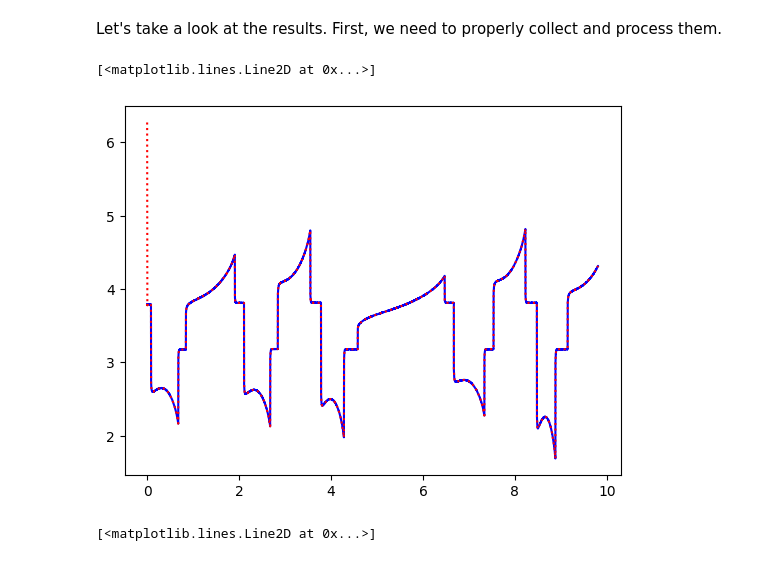
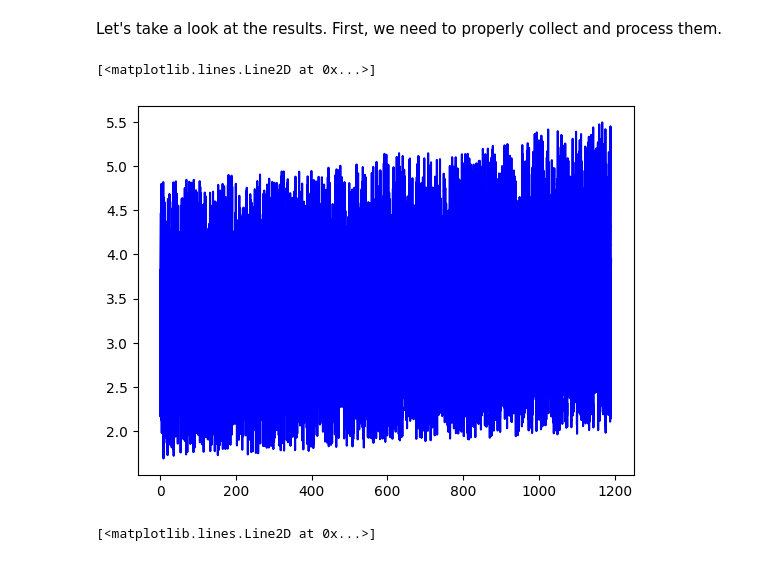
Before and after one commit to ROVI-org/auto-soh, a Jupyter notebook: notebooks/demonstrate_joint_ukf.ipynb, the cells around one changed output. Drawn from its saved outputs; the diff is of its cells as text; code cells hidden in the pictures.

```diff
--- a/notebooks/demonstrate_joint_ukf.ipynb
+++ b/notebooks/demonstrate_joint_ukf.ipynb
@@ -99,0 +122,10 @@ def cycle_protocol(asoh: ECMASOH, start_time:float = 0.0) -> List[ECMInput]:
+# %%
+asoh_rint_gt = asoh_rint_bol.model_copy(deep=True)
+# Check that nothing is updatable yet:
+print('Initial updatable parameters: ', asoh_rint_gt.get_parameters())
+asoh_rint_gt.mark_updatable(name='q_t.base_values')
+asoh_rint_gt.mark_updatable(name='ce')
+asoh_rint_gt.mark_updatable(name='r0.base_values')
+asoh_rint_gt.mark_updatable(name='h0.base_values')
+# Make sure we have all that is updatable
+print('New updatable parameters: ', asoh_rint_gt.get_parameters())
@@ -99,0 +137,3 @@ def cycle_protocol(asoh: ECMASOH, start_time:float = 0.0) -> List[ECMInput]:
+# %%
+transient0_rint_gt = ECMTransientVector.provide_template(has_C0=False, num_RC=0, soc=1.0)
+rint_sim = ECMSimulator(asoh=asoh_rint_gt, transient_state=transient0_rint_gt, keep_history=True)
@@ -176,6 +439,3 @@ Now, let's initialize the transient state to 100% SOC and create the simulator
-# %%
-transient0_gt = ECMTransientVector.provide_template(has_C0=False, num_RC=1, soc=1.0)
-simulator = ECMSimulator(asoh=asoh_gt, transient_state=transient0_gt, keep_history=True)
 # %% [markdown]
 Let us now perturb both the transient state and the A-SOH to initialize the joint estimation. In order to perturb them appropriately, we should also establish their covariances, which will be needed for the UKF anyway.
 
@@ -271,12 +531,12 @@ for _ in range(num_cycles):
         # Add noise to give to the UKF and store it
         vt = cell_response.terminal_voltage + rng.normal(loc=0.0, scale=voltage_err / 2)
         noisy_voltage += [vt]
-        # Step the joint estimator
-        measurement = ECMMeasurement(terminal_voltage=vt)
-        pred_measure, est_hidden = joint_ukf.step(u=new_input, y=measurement)
-        # Save to the dictionary
-        joint_ukf_predictions['joint_states'] += [est_hidden.model_copy(deep=True)]
-        joint_ukf_predictions['voltages'] += [pred_measure.model_copy(deep=True)]
+        # # Step the joint estimator
+        # measurement = ECMMeasurement(terminal_voltage=vt)
+        # pred_measure, est_hidden = joint_ukf.step(u=new_input, y=measurement)
+        # # Save to the dictionary
+        # joint_ukf_predictions['joint_states'] += [est_hidden.model_copy(deep=True)]
+        # joint_ukf_predictions['voltages'] += [pred_measure.model_copy(deep=True)]
 
     # TODO: degrade asoh
 
@@ -289,16 +549,16 @@ Let's take a look at the results. First, we need to properly collect and process
 # %%
 num_points = len(joint_ukf_predictions['voltages'])
 timestamps = np.array([control.time for control in controls])
 plt.plot(timestamps[:len(noisy_voltage)]/ 3600,
          noisy_voltage,
          color='blue')
-plt.plot(timestamps[:num_points]/ 3600,
-         [pred.mean for pred in joint_ukf_predictions['voltages']],
-         linestyle=':',
-         color='red')
+# plt.plot(timestamps[:num_points]/ 3600,
+#          [pred.mean for pred in joint_ukf_predictions['voltages']],
+#          linestyle=':',
+#          color='red')
 # %% [output]
 [<matplotlib.lines.Line2D at 0x...>]
-[figure, old version]
+[figure, new version]
 # %%
 # Get the joint states
 joint_mean = np.array([joint.mean for joint in joint_ukf_predictions['joint_states']])
```
Also changed, not shown: parts of 30 cells of this notebook.
